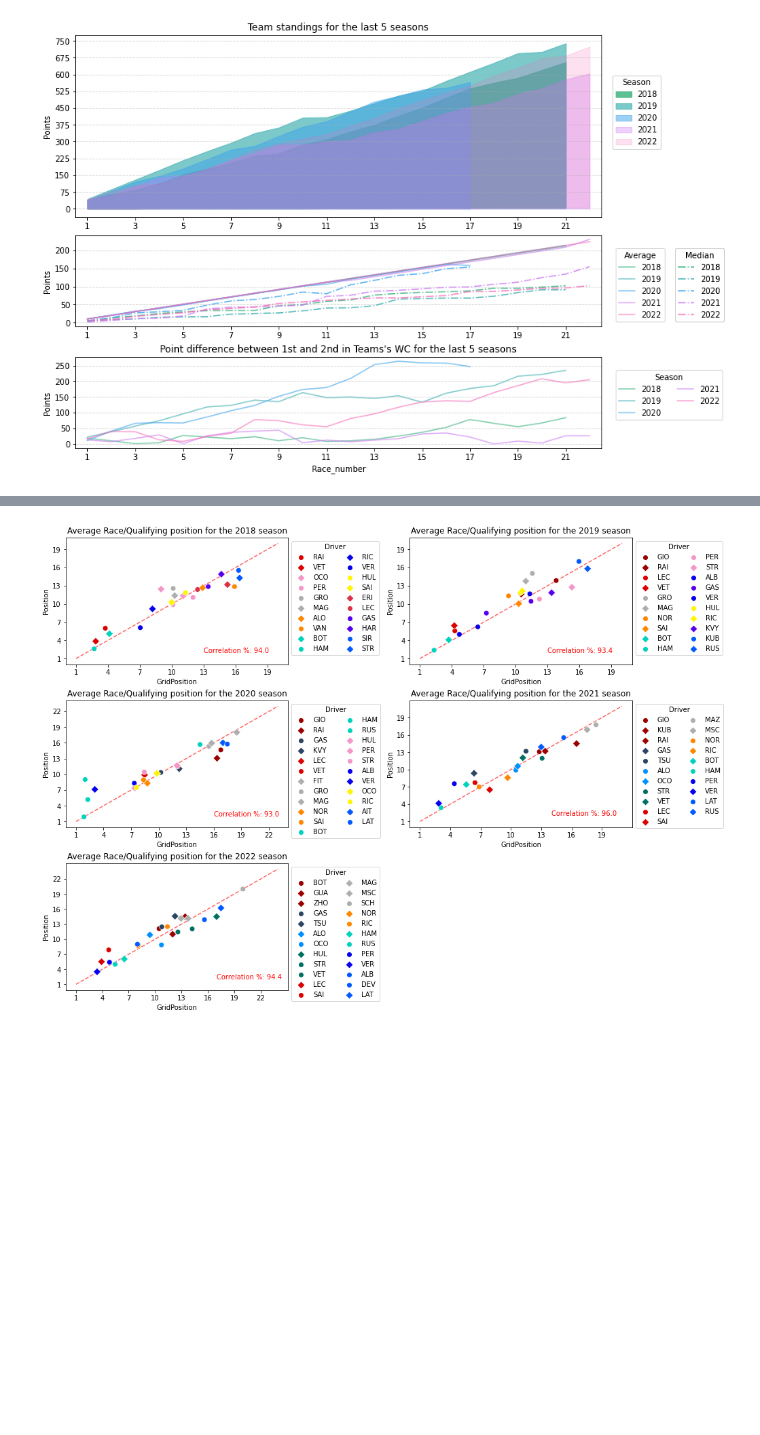
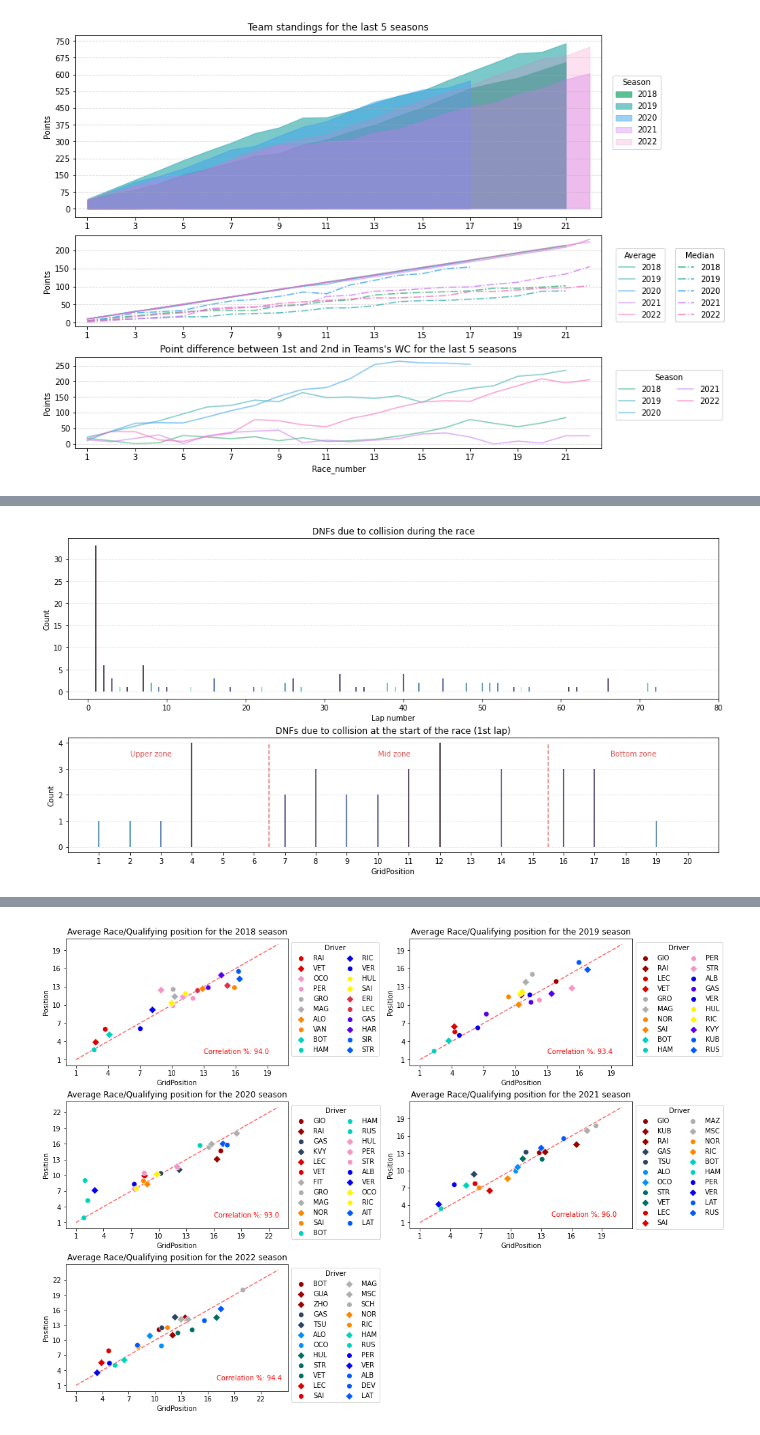
Before and after one commit to achrafkr/F1, a Jupyter notebook: Safety Car Prediction/Notebooks/Safety_car_data_analysis.ipynb, the cells around one changed output, grey strips where cells are left out. Saved outputs shown, nothing was run; the diff lists cells and outputs as text; code cells hidden in the pictures; blank space fills up the shorter version.

```diff
--- a/Safety Car Prediction/Notebooks/Safety_car_data_analysis.ipynb
+++ b/Safety Car Prediction/Notebooks/Safety_car_data_analysis.ipynb
@@ -301,15 +301,12 @@ for year in range(2018, 2023):
 
 
 standings_gp[2020]['Team_standings'].loc[307] = standings_gp[2020].loc[306].Team_standings
-standings_gp[2020]['Team_standings'].loc[320] = standings_gp[2020].loc[319].Team_standings
+standings_gp[2020]['Team_standings'].loc[321] = standings_gp[2020].loc[320].Team_standings
 standings_gp[2020]['Team_standings'].loc[333] = standings_gp[2020].loc[335].Team_standings
 
 # Gathering all dataframes into a single one
 standings_all = pd.concat([pd.concat([ pd.DataFrame({'Season': len(standings_gp[year])*[year]}), standings_gp[year]], axis = 1)\
                            for year in range(2018, 2023)])
-
-standings_all['Position'] = standings_all.Position.apply(int)
-standings_all['GridPosition'] = standings_all.GridPosition.apply(int)
 # %%
 # Team Colors
 c_team = {'Ferrari': '#DC0000', 'Mercedes': '#00D2BE', 'Red Bull Racing': '#0600EF', 'McLaren': '#FF8700', 'Renault': '#FFF500',
@@ -602,0 +552,40 @@ This makes it pertinent to observe the average qualifying spot of each driver an
+# %%
+dnf_laps_dic = dict(standings_all.query("Status in ['Collision', 'Collision damage']").Laps_completed.value_counts())
+
+collision_dic = dict(standings_all.query("Status in ['Collision', 'Collision damage'] & Laps_completed == 0").GridPosition.value_counts())
+
+fig, ax = plt.subplots(2, 1, figsize = (13, 6.7), gridspec_kw={'height_ratios': [1.4, 1]}, layout='constrained')
+
+# Top figure
+sup = df_.Total_laps.max()
+ax[0].vlines(np.array(list(dnf_laps_dic.keys())) + 1, 0, dnf_laps_dic.values(), color = c_mako)
+ax[0].set_title('DNFs due to collision during the race')
+ax[0].set_xlabel('Lap number')
+ax[0].set_ylabel('Count')
+ax[0].set_xticks(np.arange(0, sup, 10))
+ax[0].grid(b=True, which='both', axis='y', linestyle='dashed', alpha = .3)
+#ax[0].plot(np.arange(0, 72.5, 0.5), [3*abs(np.cos(-x/2 + 5)) for x in np.arange(0, 72.5, 0.5)], linestyle = ':', \
+#                       label = r"3*abs(cos(-x/2 + 5))")
+#ax[0].plot(np.array([ 0.5,  7. , 13. , 19.5, 25.5, 32. , 38.5, 44.5, 51. , 57. , 63.5, 69.5]), [0]*12, linestyle = 'None', \
+#           marker = '.', alpha = 0.5)
+#ax[0].legend()
+
+# Bottom figure
+sup = max(collision_dic.values())
+ax[1].vlines(list(collision_dic.keys()), 0, collision_dic.values(), color = c_mako)
+ax[1].plot([6.5, 6.5], [0, sup], color = 'tab:red', linestyle = 'dashed', alpha = .6)
+ax[1].plot([15.5, 15.5], [0, sup], color = 'tab:red', linestyle = 'dashed', alpha = .6)
+ax[1].text(x = 2, y = sup - 0.5, s = 'Upper zone', color = 'tab:red', alpha = .8)
+ax[1].text(x = 10, y = sup - 0.5, s = 'Mid zone', color = 'tab:red', alpha = .8)
+ax[1].text(x = 17.5, y = sup - 0.5, s = 'Bottom zone', color = 'tab:red', alpha = .8)
+ax[1].set_title('DNFs due to collision at the start of the race (1st lap)')
+ax[1].set_xlabel('GridPosition')
+ax[1].set_ylabel('Count')
+ax[1].set_xticks(np.arange(1, 21))
+ax[1].set_xlim(0, 21)
+ax[1].set_yticks(np.arange(sup + 1))
+ax[1].grid(b=True, which='both', axis='y', linestyle='dashed', alpha = .3)
+
+plt.show()
+# %% [output]
+[figure, added]
```
Also changed, not shown: parts of 21 cells of this notebook, 1 other file.
